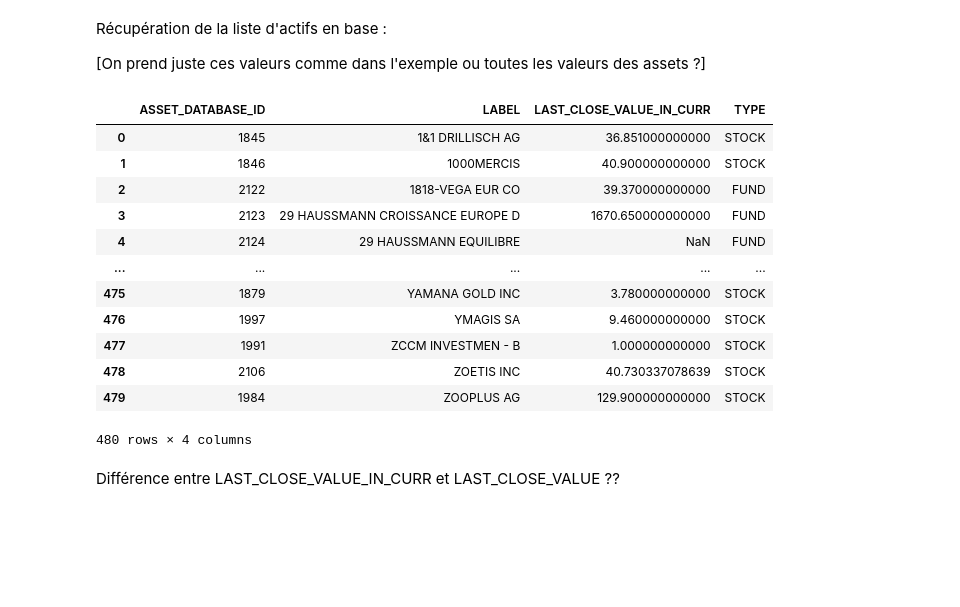
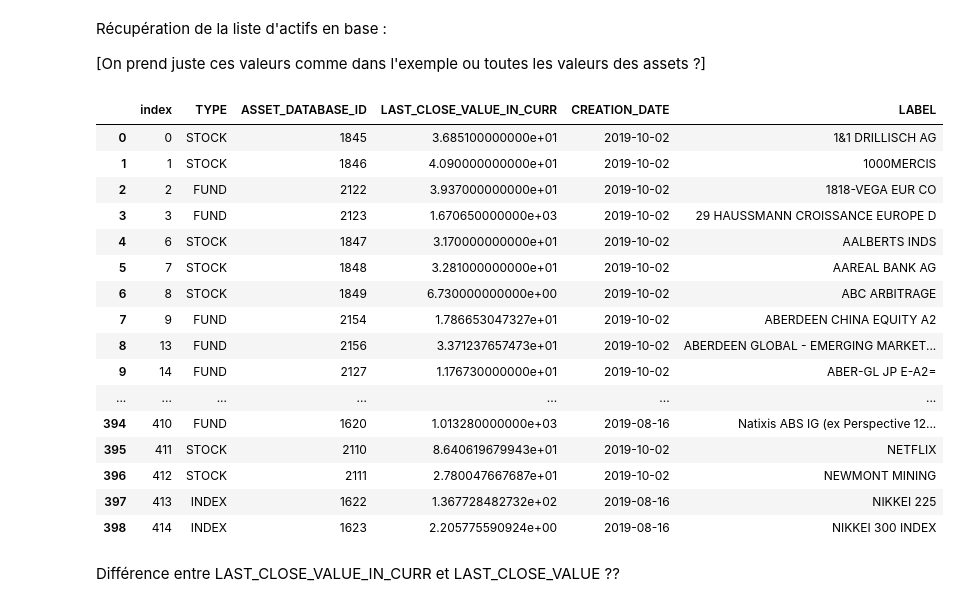
Before and after one commit to ArthurBiragnet/Dolphin, a Jupyter notebook: getAccessAPI.ipynb, the cells around one changed output. Drawn from its saved outputs; the diff is of its cells as text; code cells hidden in the pictures; blank space fills up the shorter version.

```diff
--- a/getAccessAPI.ipynb
+++ b/getAccessAPI.ipynb
@@ -3,10 +3,11 @@
 import requests
 import json
 from datetime import datetime
+import scipy.optimize as optimize
 import math
 import numpy as np
 import pandas as pd
-pd.set_option('display.max_rows', 20)
+pd.set_option('display.max_rows', 4000)
 pd.set_option('display.max_columns', 1000)
 pd.set_option("display.precision", 12)
 import warnings
@@ -163,28 +158,33 @@ Récupération de la liste d'actifs en base :
 # %%
 def get_df_asset(asset_date, df_currency_rate, asset_id='ASSET_DATABASE_ID', asset_label='LABEL',
                  asset_type='TYPE', asset_last_close_value='LAST_CLOSE_VALUE_IN_CURR'):
-    data = get_data('asset?columns={}&columns={}&columns={}&columns={}&date={}'
+    data = get_data('asset?columns={}&columns={}&columns={}&columns={}&date={}&columns=CREATION_DATE'
                    .format(asset_id, asset_label, asset_type, asset_last_close_value, asset_date))
     df_asset = pd.read_json(data)
     df_asset = df_convert_type(df_asset, df_currency_rate)
+    df_asset = df_asset[(df_asset['LAST_CLOSE_VALUE_IN_CURR'].notna()) | (df_asset['TYPE'] == 'PORTFOLIO')].reset_index() #FIXME es assets avec LAST_CLOSE_VALUE_IN_CURR = NAN bug lors de l'ajout dans un portefeuille
     return df_asset
 
 df_ETF = get_df_asset('2016-06-01', df_currency_rate)
 df_ETF
 # %% [output]
-|  | ASSET_DATABASE_ID | LABEL | LAST_CLOSE_VALUE_IN_CURR | TYPE |
-| 0 | 1845 | 1&1 DRILLISCH AG | 36.851000000000 | STOCK |
-| 1 | 1846 | 1000MERCIS | 40.900000000000 | STOCK |
-| 2 | 2122 | 1818-VEGA EUR CO | 39.370000000000 | FUND |
-| 3 | 2123 | 29 HAUSSMANN CROISSANCE EUROPE D | 1670.650000000000 | FUND |
-| 4 | 2124 | 29 HAUSSMANN EQUILIBRE | NaN | FUND |
-| ... | ... | ... | ... | ... |
-| 475 | 1879 | YAMANA GOLD INC | 3.780000000000 | STOCK |
-| 476 | 1997 | YMAGIS SA | 9.460000000000 | STOCK |
-| 477 | 1991 | ZCCM INVESTMEN - B | 1.000000000000 | STOCK |
-| 478 | 2106 | ZOETIS INC | 40.730337078639 | STOCK |
-| 479 | 1984 | ZOOPLUS AG | 129.900000000000 | STOCK |
+|  | index | TYPE | ASSET_DATABASE_ID | LAST_CLOSE_VALUE_IN_CURR | CREATION_DATE | LABEL |
+| 0 | 0 | STOCK | 1845 | 3.685100000000e+01 | 2019-10-02 | 1&1 DRILLISCH AG |
+| 1 | 1 | STOCK | 1846 | 4.090000000000e+01 | 2019-10-02 | 1000MERCIS |
+| 2 | 2 | FUND | 2122 | 3.937000000000e+01 | 2019-10-02 | 1818-VEGA EUR CO |
+| 3 | 3 | FUND | 2123 | 1.670650000000e+03 | 2019-10-02 | 29 HAUSSMANN CROISSANCE EUROPE D |
+| 4 | 6 | STOCK | 1847 | 3.170000000000e+01 | 2019-10-02 | AALBERTS INDS |
+| 5 | 7 | STOCK | 1848 | 3.281000000000e+01 | 2019-10-02 | AAREAL BANK AG |
+| 6 | 8 | STOCK | 1849 | 6.730000000000e+00 | 2019-10-02 | ABC ARBITRAGE |
+| 7 | 9 | FUND | 2154 | 1.786653047327e+01 | 2019-10-02 | ABERDEEN CHINA EQUITY A2 |
+| 8 | 13 | FUND | 2156 | 3.371237657473e+01 | 2019-10-02 | ABERDEEN GLOBAL - EMERGING MARKET... |
+| 9 | 14 | FUND | 2127 | 1.176730000000e+01 | 2019-10-02 | ABER-GL JP E-A2= |
+| ... | ... | ... | ... | ... | ... | ... |
+| 394 | 410 | FUND | 1620 | 1.013280000000e+03 | 2019-08-16 | Natixis ABS IG (ex Perspective 12... |
+| 395 | 411 | STOCK | 2110 | 8.640619679943e+01 | 2019-10-02 | NETFLIX |
+| 396 | 412 | STOCK | 2111 | 2.780047667687e+01 | 2019-10-02 | NEWMONT MINING |
+| 397 | 413 | INDEX | 1622 | 1.367728482732e+02 | 2019-08-16 | NIKKEI 225 |
+| 398 | 414 | INDEX | 1623 | 2.205775590924e+00 | 2019-08-16 | NIKKEI 300 INDEX |
-480 rows × 4 columns
 # %% [markdown]
 Différence entre LAST_CLOSE_VALUE_IN_CURR et LAST_CLOSE_VALUE ??
 # %% [markdown]
```
Also changed, not shown: parts of 56 cells of this notebook.
